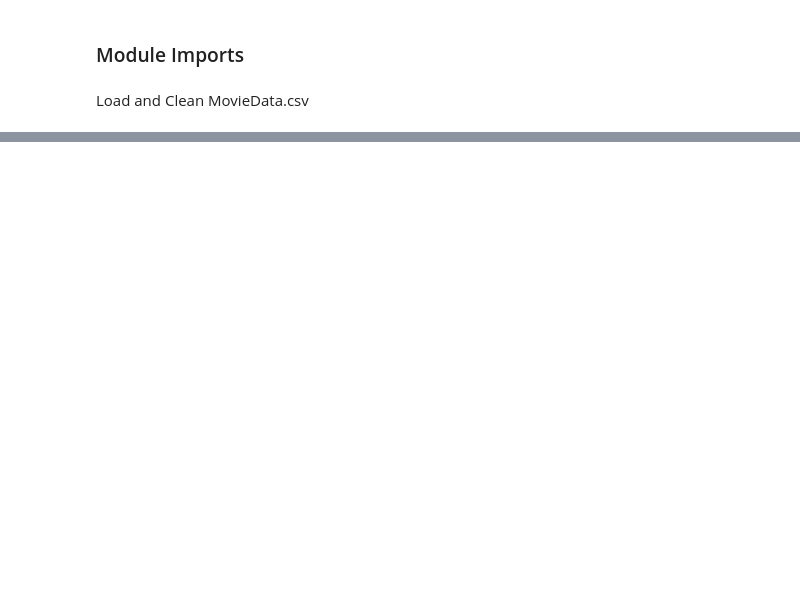
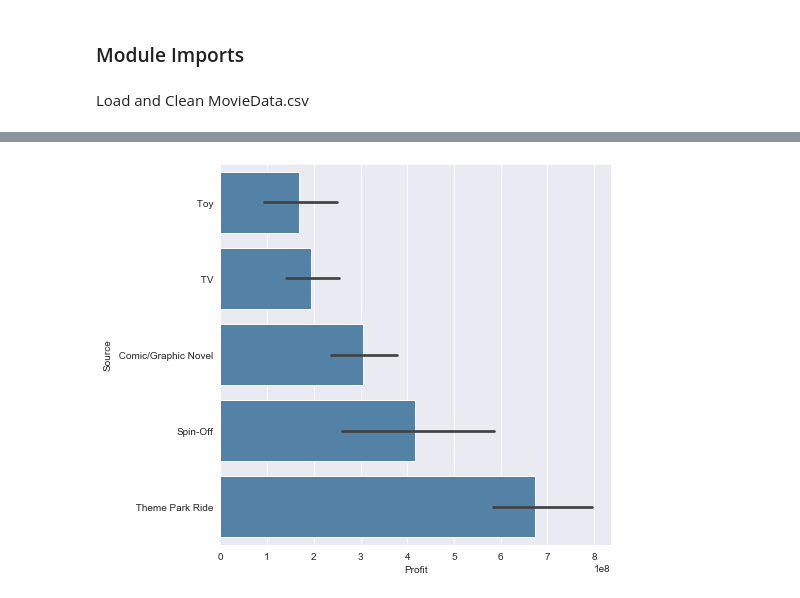
Before and after one commit to jleifnf/JN-Studio, a Jupyter notebook: JN-Studio.ipynb, the cells around one changed output, grey strips where cells are left out. Cells and saved outputs as stored; diff of their text form; code cells hidden in the pictures; blank space fills up the shorter version.

```diff
--- a/JN-Studio.ipynb
+++ b/JN-Studio.ipynb
@@ -34,0 +33,5 @@ sns.boxplot(x='genre', y='profit', data=movie_data,)
+# %%
+movie_data.source = movie_data.source.apply(lambda x: x.replace('Based on','') if isinstance(x,str) else x)
+data_bar_graph(movie_data,'source')
+# %% [output]
+[figure, added]
```
Also changed, not shown: parts of 10 cells of this notebook, 2 other files.
